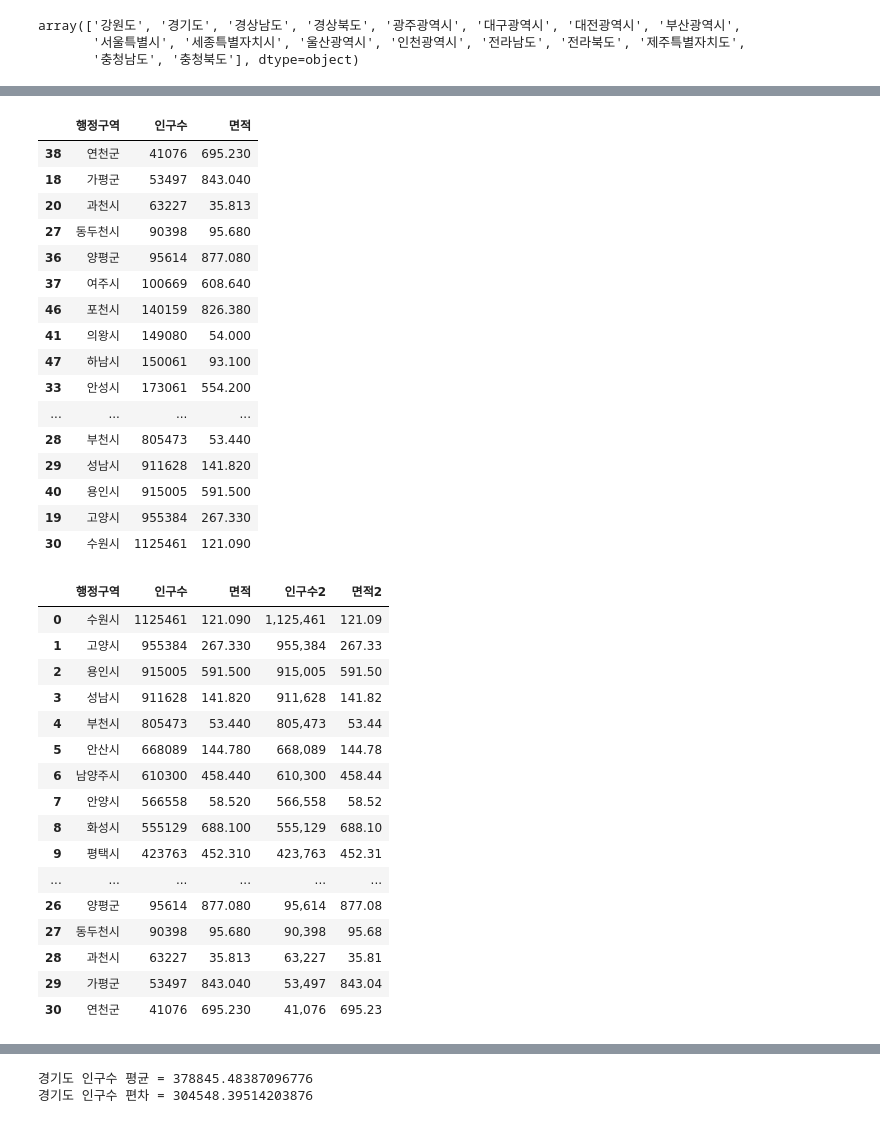
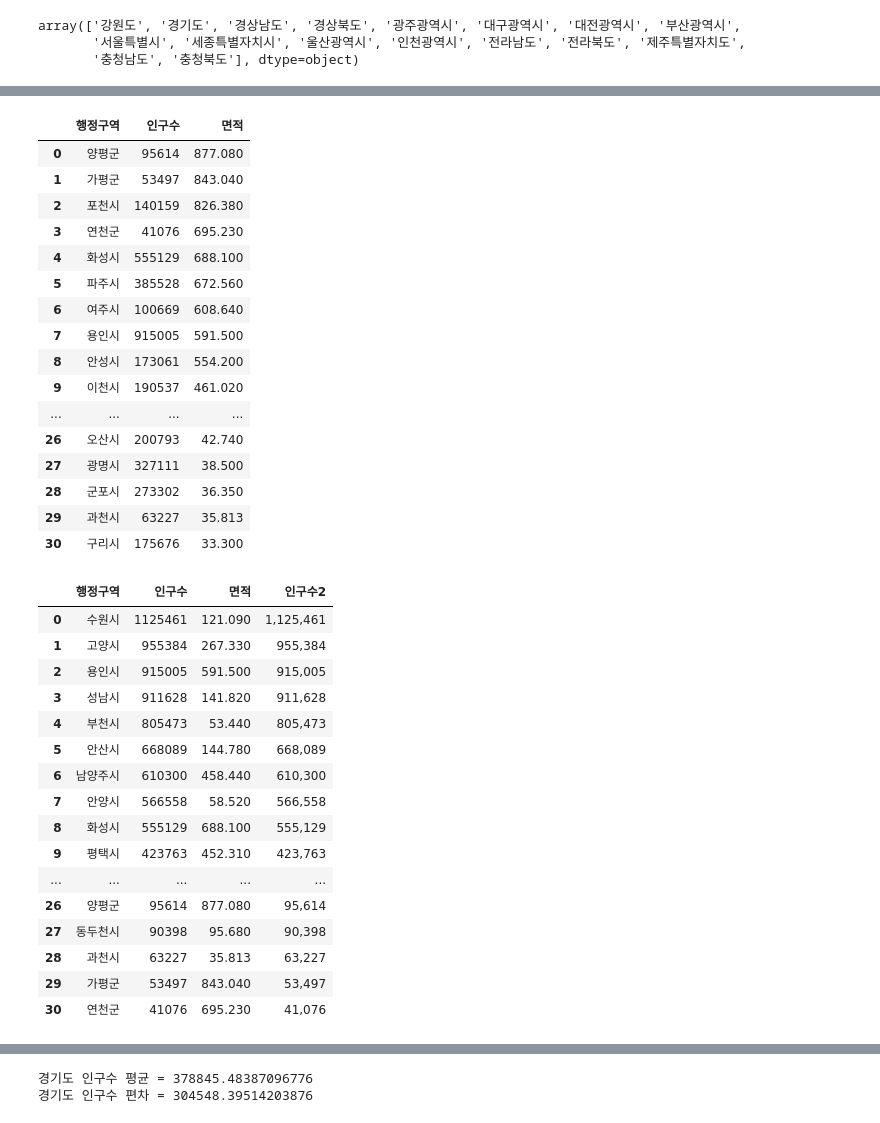
Before and after one commit to PMiNOO/SKSh_Python_Webscraping_Analysis, a Jupyter notebook: 03-1.행정구역정보_분석과시각화.ipynb, the cells around one changed output, grey strips where cells are left out. Saved outputs shown, nothing was run; the diff lists cells and outputs as text; code cells hidden in the pictures.

```diff
--- a/03-1.행정구역정보_분석과시각화.ipynb
+++ b/03-1.행정구역정보_분석과시각화.ipynb
@@ -339,48 +365,50 @@ data.loc[data['광역시도'] == '경기도',['행정구역','인구수','면적
 # %%
-# data['행정구역'] == '경기도' 의 ['행정구역','인구수','면적']  컬럼의 데이터를 면적을 descending 순서대로 출력하기
+# data['광역시도'] == '경기도' 의 ['행정구역','인구수','면적']  컬럼의 데이터를 면적을 descending 순서대로 출력하기
 data.loc[data['광역시도'] == '경기도',['행정구역','인구수','면적']]\
-.sort_values(by='인구수', ascending=False)\
-.reset_index(drop = True)
+.sort_values(by='면적',ascending=False)\
+.reset_index(drop=True)
 # %% [output]
 |  | 행정구역 | 인구수 | 면적 |
-| 38 | 연천군 | 41076 | 695.230 |
-| 18 | 가평군 | 53497 | 843.040 |
-| 20 | 과천시 | 63227 | 35.813 |
-| 27 | 동두천시 | 90398 | 95.680 |
-| 36 | 양평군 | 95614 | 877.080 |
-| 37 | 여주시 | 100669 | 608.640 |
-| 46 | 포천시 | 140159 | 826.380 |
-| 41 | 의왕시 | 149080 | 54.000 |
-| 47 | 하남시 | 150061 | 93.100 |
-| 33 | 안성시 | 173061 | 554.200 |
+| 0 | 양평군 | 95614 | 877.080 |
+| 1 | 가평군 | 53497 | 843.040 |
+| 2 | 포천시 | 140159 | 826.380 |
+| 3 | 연천군 | 41076 | 695.230 |
+| 4 | 화성시 | 555129 | 688.100 |
+| 5 | 파주시 | 385528 | 672.560 |
+| 6 | 여주시 | 100669 | 608.640 |
+| 7 | 용인시 | 915005 | 591.500 |
+| 8 | 안성시 | 173061 | 554.200 |
+| 9 | 이천시 | 190537 | 461.020 |
 | ... | ... | ... | ... |
-| 28 | 부천시 | 805473 | 53.440 |
-| 29 | 성남시 | 911628 | 141.820 |
-| 40 | 용인시 | 915005 | 591.500 |
-| 19 | 고양시 | 955384 | 267.330 |
-| 30 | 수원시 | 1125461 | 121.090 |
+| 26 | 오산시 | 200793 | 42.740 |
+| 27 | 광명시 | 327111 | 38.500 |
+| 28 | 군포시 | 273302 | 36.350 |
+| 29 | 과천시 | 63227 | 35.813 |
+| 30 | 구리시 | 175676 | 33.300 |
 # %%
 #경기도에 속한 행정구역명, 인구수, 면적 선택하기 인구수를 descending 순서대로 출력하고 index reset 하여 gy_df 라는 변수에 저장하기
 #data.loc[row , col]
-data.loc[data['광역시도'] == '경기도',['행정구역','인구수','면적']]\
-.sort_values(by='인구수', ascending=False)\
-.reset_index(drop = True)
-# 인구수2 라는 새로운 컬럼을 생성
+gy_df = data.loc[data['광역시도'] == '경기도',['행정구역','인구수','면적']]\
+.sort_values(by='인구수',ascending=False)\
+.reset_index(drop=True)
+# 인구수2 라는 새로운 컬럼을 생성하면서 인구수의 값에 세자리 단위로 컴마를 포함
+gy_df['인구수2'] = gy_df['인구수'].map('{:,}'.format)
+gy_df
 # %% [output]
-|  | 행정구역 | 인구수 | 면적 | 인구수2 | 면적2 |
-| 0 | 수원시 | 1125461 | 121.090 | 1,125,461 | 121.09 |
-| 1 | 고양시 | 955384 | 267.330 | 955,384 | 267.33 |
-| 2 | 용인시 | 915005 | 591.500 | 915,005 | 591.50 |
-| 3 | 성남시 | 911628 | 141.820 | 911,628 | 141.82 |
-| 4 | 부천시 | 805473 | 53.440 | 805,473 | 53.44 |
-| 5 | 안산시 | 668089 | 144.780 | 668,089 | 144.78 |
-| 6 | 남양주시 | 610300 | 458.440 | 610,300 | 458.44 |
-| 7 | 안양시 | 566558 | 58.520 | 566,558 | 58.52 |
-| 8 | 화성시 | 555129 | 688.100 | 555,129 | 688.10 |
-| 9 | 평택시 | 423763 | 452.310 | 423,763 | 452.31 |
-| ... | ... | ... | ... | ... | ... |
-| 26 | 양평군 | 95614 | 877.080 | 95,614 | 877.08 |
-| 27 | 동두천시 | 90398 | 95.680 | 90,398 | 95.68 |
-| 28 | 과천시 | 63227 | 35.813 | 63,227 | 35.81 |
-| 29 | 가평군 | 53497 | 843.040 | 53,497 | 843.04 |
-| 30 | 연천군 | 41076 | 695.230 | 41,076 | 695.23 |
+|  | 행정구역 | 인구수 | 면적 | 인구수2 |
+| 0 | 수원시 | 1125461 | 121.090 | 1,125,461 |
+| 1 | 고양시 | 955384 | 267.330 | 955,384 |
+| 2 | 용인시 | 915005 | 591.500 | 915,005 |
+| 3 | 성남시 | 911628 | 141.820 | 911,628 |
+| 4 | 부천시 | 805473 | 53.440 | 805,473 |
+| 5 | 안산시 | 668089 | 144.780 | 668,089 |
+| 6 | 남양주시 | 610300 | 458.440 | 610,300 |
+| 7 | 안양시 | 566558 | 58.520 | 566,558 |
+| 8 | 화성시 | 555129 | 688.100 | 555,129 |
+| 9 | 평택시 | 423763 | 452.310 | 423,763 |
+| ... | ... | ... | ... | ... |
+| 26 | 양평군 | 95614 | 877.080 | 95,614 |
+| 27 | 동두천시 | 90398 | 95.680 | 90,398 |
+| 28 | 과천시 | 63227 | 35.813 | 63,227 |
+| 29 | 가평군 | 53497 | 843.040 | 53,497 |
+| 30 | 연천군 | 41076 | 695.230 | 41,076 |
```
Also changed, not shown: parts of 76 cells of this notebook, 7 other files.
